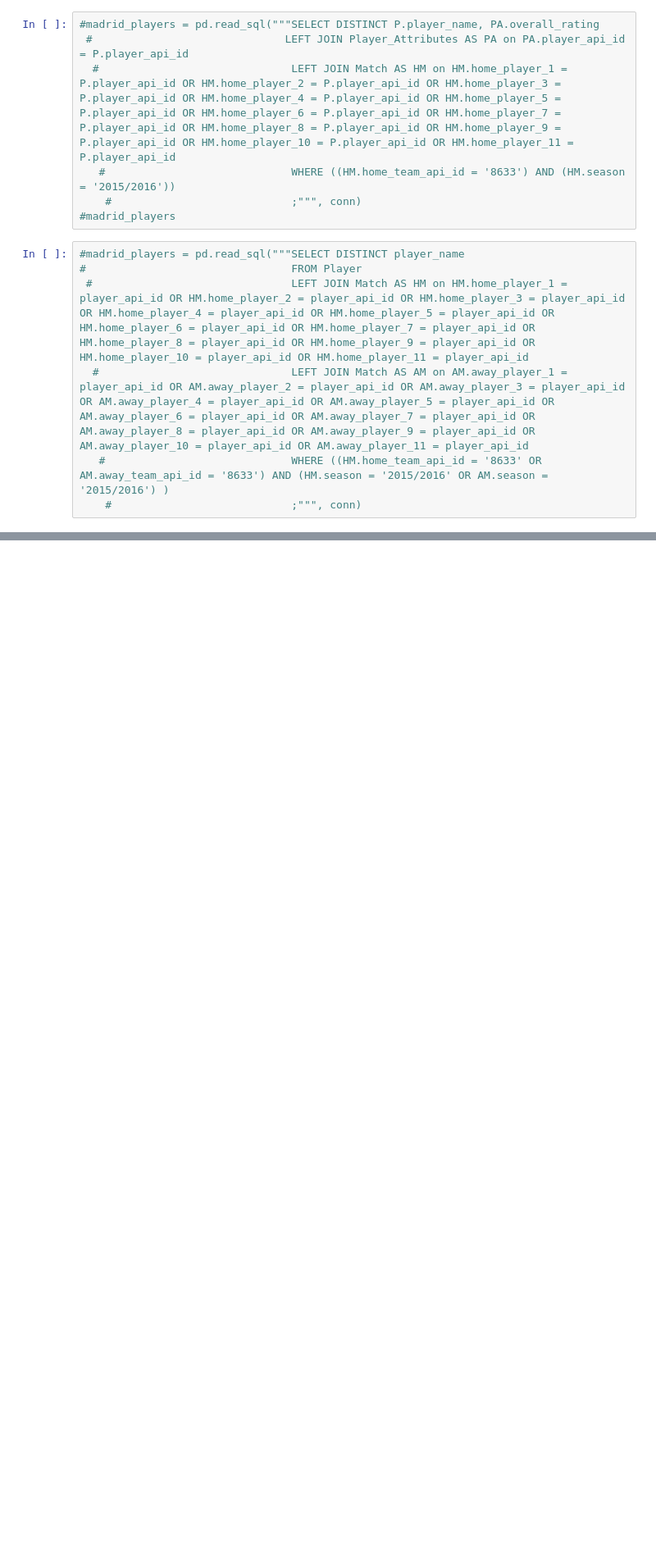
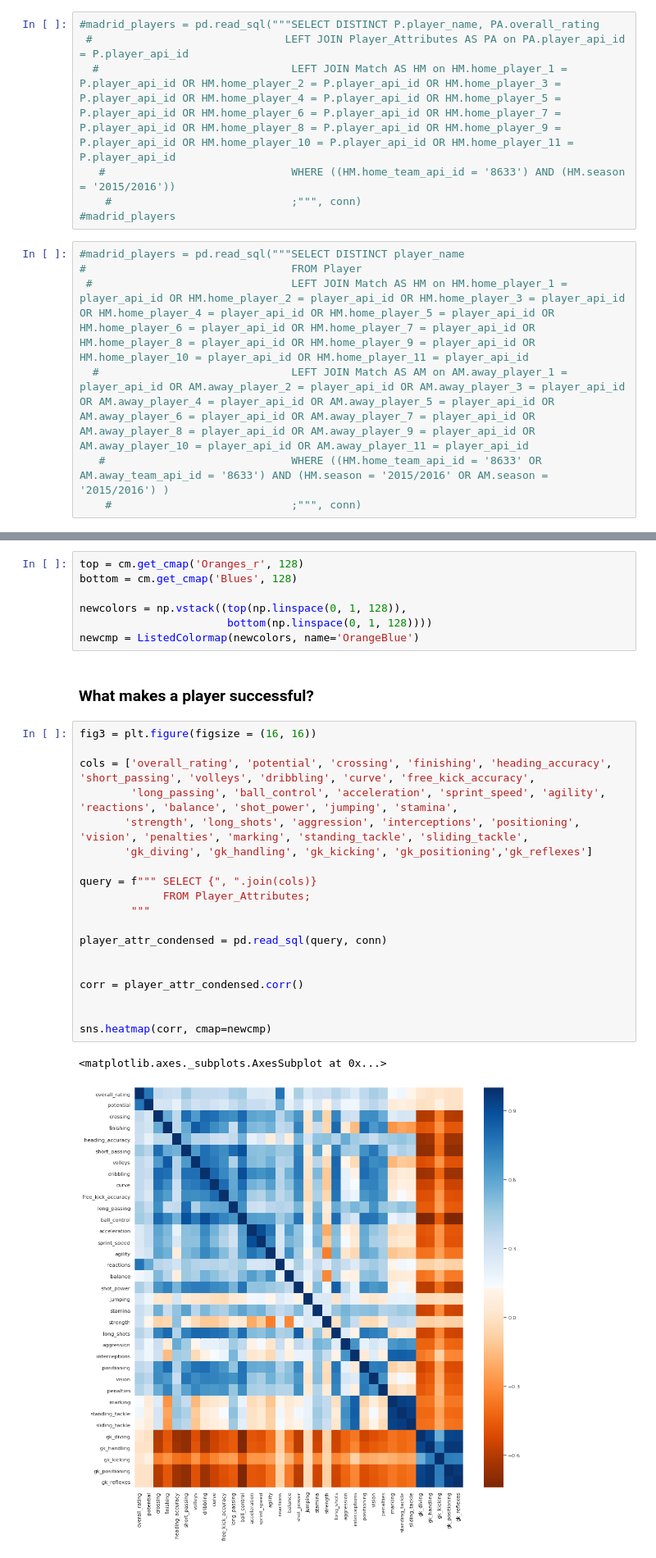
Before and after one commit to prime025/European-Football-Analysis, a Jupyter notebook: European Football Analysis.ipynb, the cells around one changed output, grey strips where cells are left out. Shown at 82% size. Saved outputs shown, nothing was run; the diff lists cells and outputs as text; blank space fills up the shorter version.

```diff
--- a/European Football Analysis.ipynb
+++ b/European Football Analysis.ipynb
@@ -141,0 +303,31 @@ m
+# %%
+top = cm.get_cmap('Oranges_r', 128)
+bottom = cm.get_cmap('Blues', 128)
+
+newcolors = np.vstack((top(np.linspace(0, 1, 128)),
+                       bottom(np.linspace(0, 1, 128))))
+newcmp = ListedColormap(newcolors, name='OrangeBlue')
+# %% [markdown]
+### What makes a player successful?
+# %%
+fig3 = plt.figure(figsize = (16, 16))
+
+cols = ['overall_rating', 'potential', 'crossing', 'finishing', 'heading_accuracy', 'short_passing', 'volleys', 'dribbling', 'curve', 'free_kick_accuracy',
+        'long_passing', 'ball_control', 'acceleration', 'sprint_speed', 'agility', 'reactions', 'balance', 'shot_power', 'jumping', 'stamina',
+       'strength', 'long_shots', 'aggression', 'interceptions', 'positioning', 'vision', 'penalties', 'marking', 'standing_tackle', 'sliding_tackle',
+       'gk_diving', 'gk_handling', 'gk_kicking', 'gk_positioning','gk_reflexes']
+
+query = f""" SELECT {", ".join(cols)}
+             FROM Player_Attributes;
+        """
+
+player_attr_condensed = pd.read_sql(query, conn)
+
+
+corr = player_attr_condensed.corr()
+
+
+sns.heatmap(corr, cmap=newcmp)
+# %% [output]
+<matplotlib.axes._subplots.AxesSubplot at 0x...>
+[figure, added]
```
Also changed, not shown: parts of 30 cells of this notebook.
